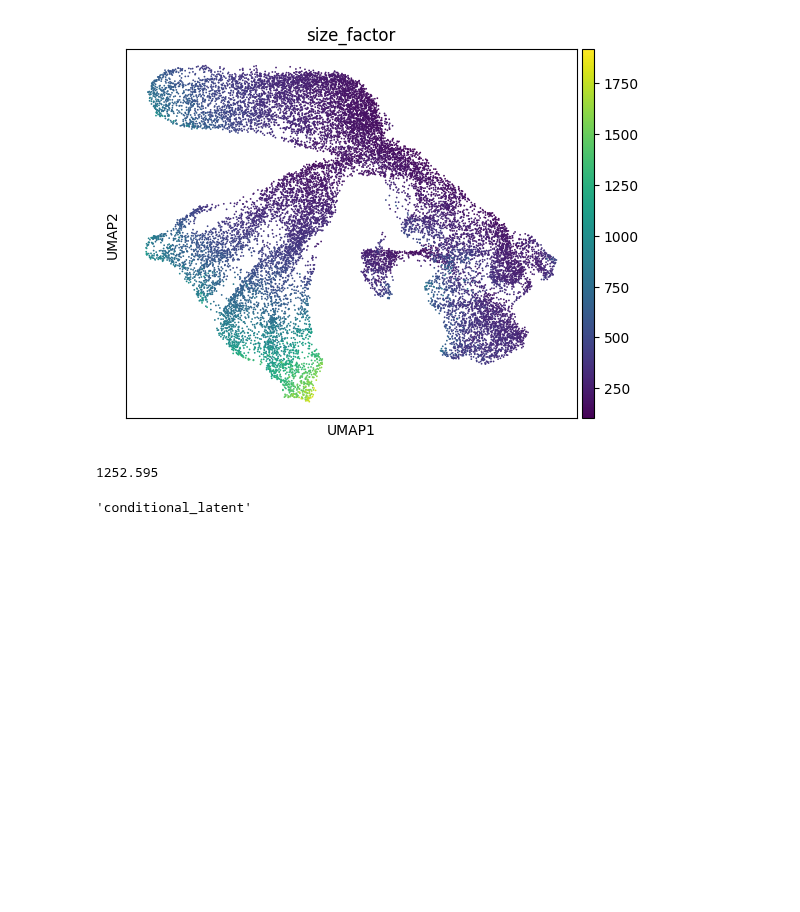
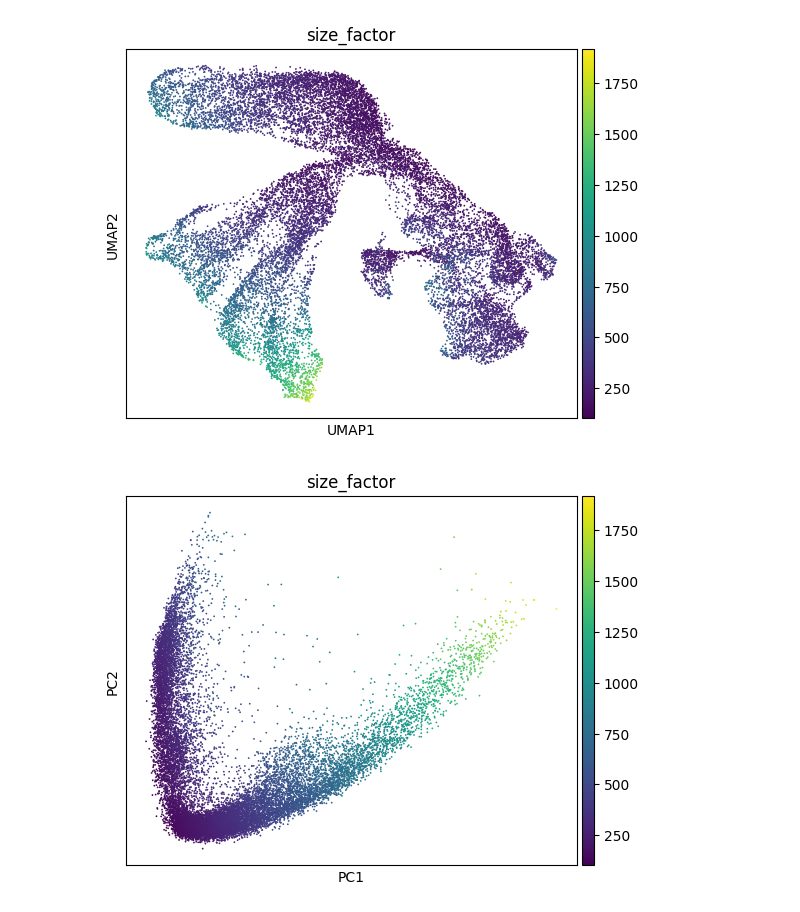
Before and after one commit to theislab/CFGen, a Jupyter notebook: notebooks/test_model/test_model.ipynb, the cells around one changed output. Cells and saved outputs as stored; diff of their text form; code cells hidden in the pictures; blank space fills up the shorter version.

```diff
--- a/notebooks/test_model/test_model.ipynb
+++ b/notebooks/test_model/test_model.ipynb
@@ -228,14 +200,10 @@ sc.pl.umap(adata, color="size_factor")
 sc.pl.umap(adata_original, color="size_factor")
 # %% [output]
 [figure]
-# %%
-adata_original.layers["X_counts"].sum(1).ravel().mean()
-# %% [output]
-1252.595
 # %%
-generative_model.denoising_model.model_type
+sc.pl.pca(adata_original, color="size_factor")
 # %% [output]
-'conditional_latent'
+[figure, added]
 # %%
 for i in generative_model.theta:
     print(i)
```
Also changed, not shown: parts of 18 cells of this notebook, 9 other files.
